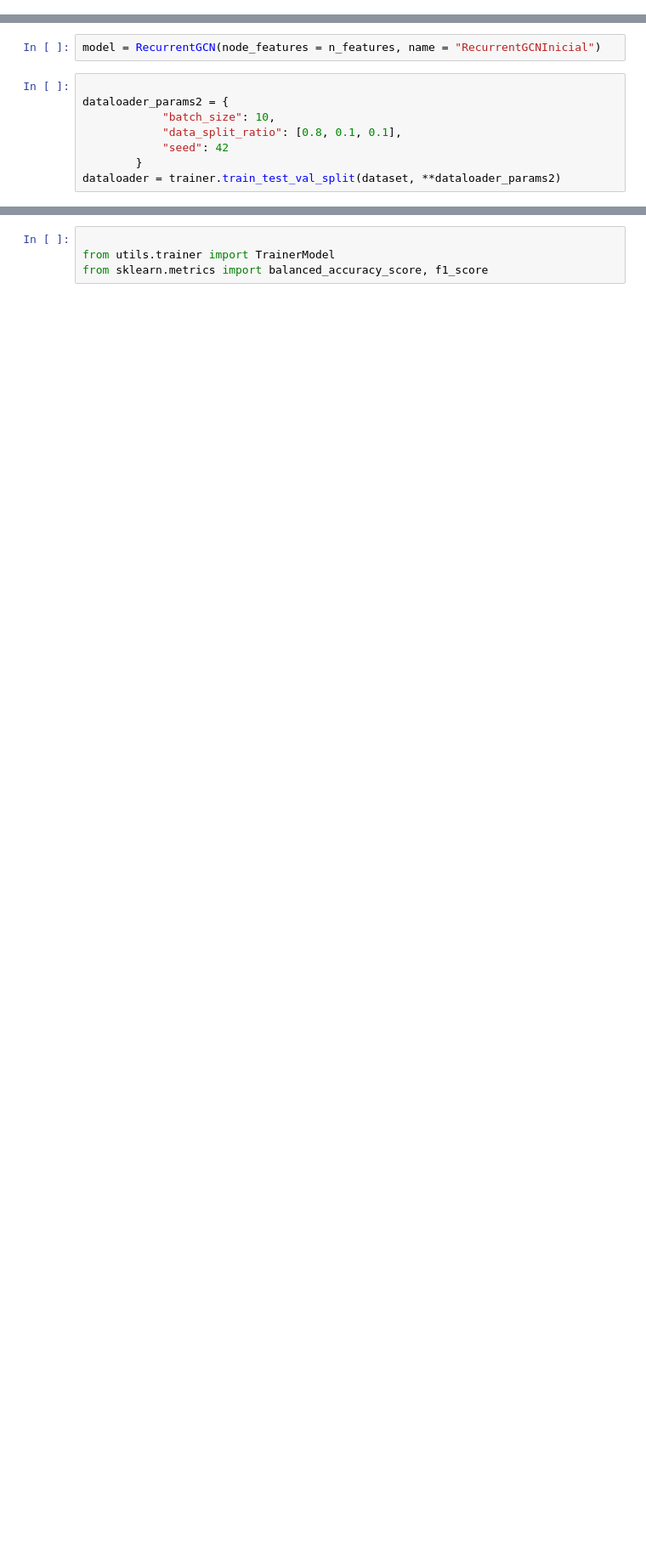
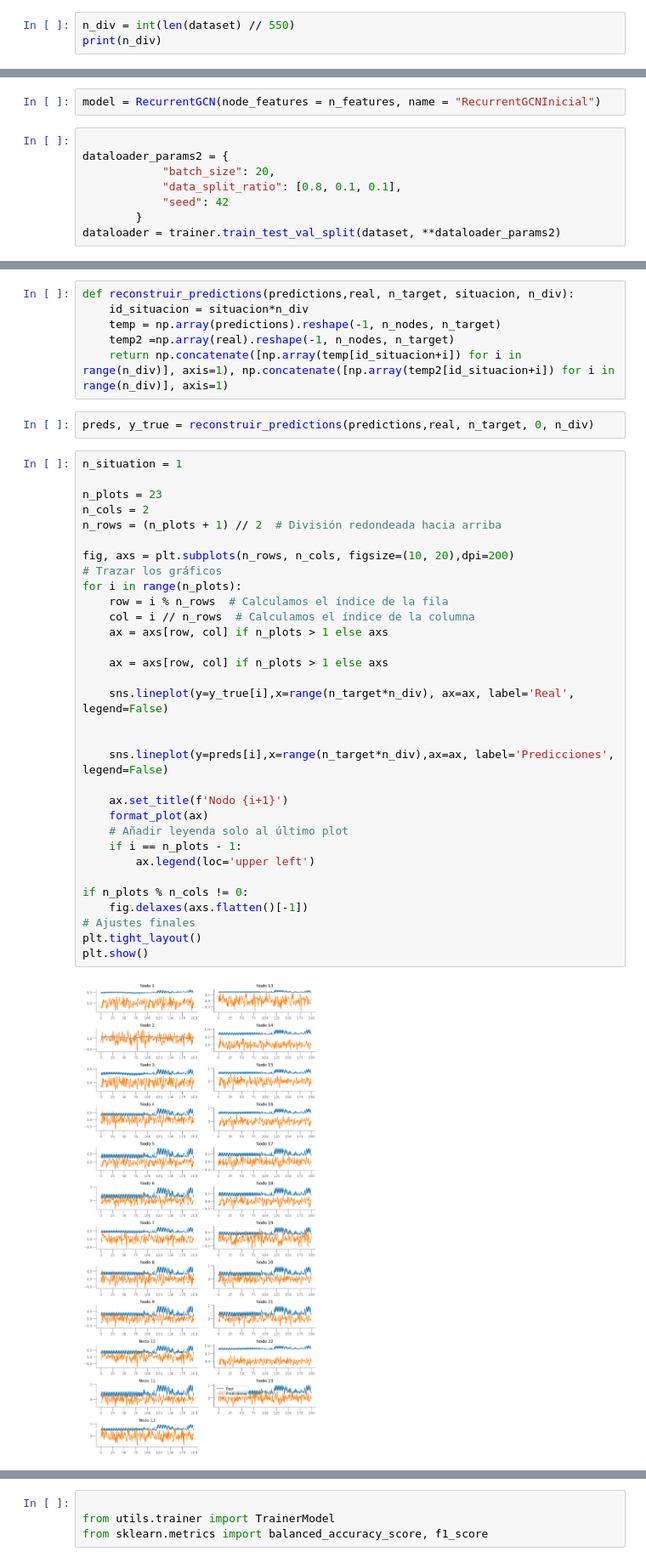
Before and after one commit to maaguado/GNNs_PowerGraph, a Jupyter notebook: TFM/code_dataset2/preprocesamiento.ipynb, the cells around one changed output, grey strips where cells are left out. Shown at 85% size. Drawn from its saved outputs; the diff is of its cells as text; blank space fills up the shorter version.

```diff
--- a/TFM/code_dataset2/preprocesamiento.ipynb
+++ b/TFM/code_dataset2/preprocesamiento.ipynb
@@ -92,0 +74,3 @@ plt.show()
+# %%
+n_div = int(len(dataset) // 550)
+print(n_div)
@@ -147,7 +134,7 @@ model = RecurrentGCN(node_features = n_features, name = "RecurrentGCNInicial")
 # %%
 
 dataloader_params2 = {
-            "batch_size": 10,
+            "batch_size": 20,
             "data_split_ratio": [0.8, 0.1, 0.1],
             "seed": 42
         }
@@ -206,3 +235,45 @@ KeyboardInterrupt:
+# %%
+def reconstruir_predictions(predictions,real, n_target, situacion, n_div):
+    id_situacion = situacion*n_div
+    temp = np.array(predictions).reshape(-1, n_nodes, n_target)
+    temp2 =np.array(real).reshape(-1, n_nodes, n_target)
+    return np.concatenate([np.array(temp[id_situacion+i]) for i in range(n_div)], axis=1), np.concatenate([np.array(temp2[id_situacion+i]) for i in range(n_div)], axis=1)
+# %%
+preds, y_true = reconstruir_predictions(predictions,real, n_target, 0, n_div)
+# %%
+n_situation = 1
+
+n_plots = 23
+n_cols = 2
+n_rows = (n_plots + 1) // 2  # División redondeada hacia arriba
+
+fig, axs = plt.subplots(n_rows, n_cols, figsize=(10, 20),dpi=200)
+# Trazar los gráficos
+for i in range(n_plots):
+    row = i % n_rows  # Calculamos el índice de la fila
+    col = i // n_rows  # Calculamos el índice de la columna
+    ax = axs[row, col] if n_plots > 1 else axs
+
+    ax = axs[row, col] if n_plots > 1 else axs
+
+    sns.lineplot(y=y_true[i],x=range(n_target*n_div), ax=ax, label='Real', legend=False)
+
+
+    sns.lineplot(y=preds[i],x=range(n_target*n_div),ax=ax, label='Predicciones', legend=False)
+
+    ax.set_title(f'Nodo {i+1}')
+    format_plot(ax)
+    # Añadir leyenda solo al último plot
+    if i == n_plots - 1:
+        ax.legend(loc='upper left')
+
+if n_plots % n_cols != 0:
+    fig.delaxes(axs.flatten()[-1])
+# Ajustes finales
+plt.tight_layout()
+plt.show()
+# %% [output]
+[figure, added]
 # %%
 
 
```
Also changed, not shown: parts of 10 cells of this notebook, 1 other file.
